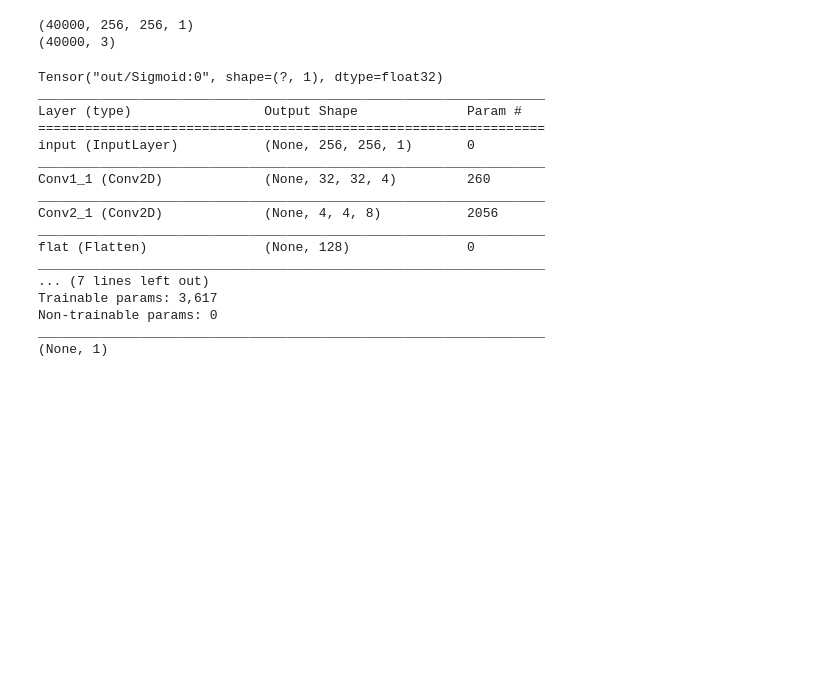
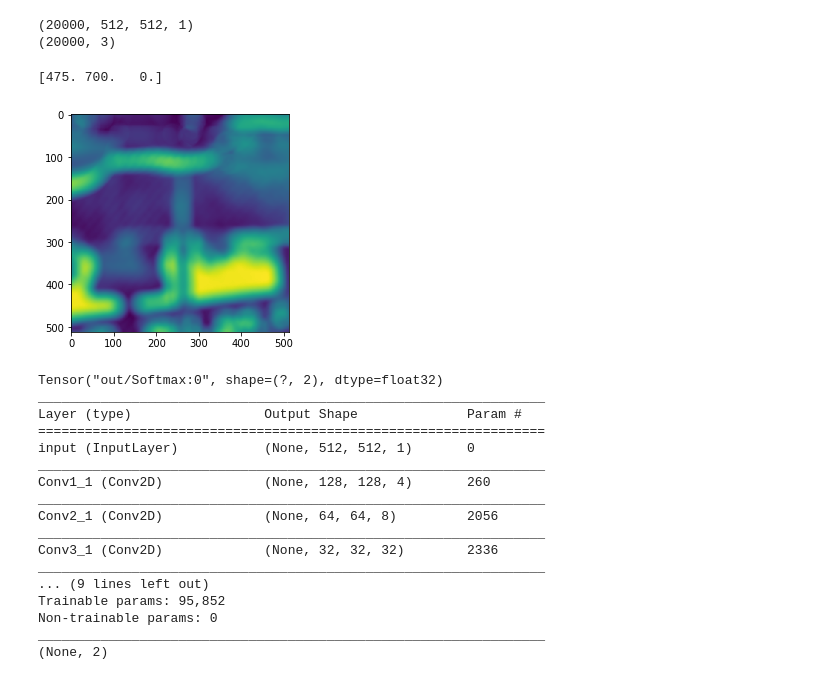
Before and after one commit to cianhwang/autofocusVCM, a Jupyter notebook: disnet.ipynb, the cells around one changed output. Cells and saved outputs as stored; diff of their text form; code cells hidden in the pictures; blank space fills up the shorter version.

```diff
--- a/disnet.ipynb
+++ b/disnet.ipynb
@@ -33,9 +33,9 @@ image_size = 256
 epochs = 100
 batch_size = 28
 # %%
-train_data_path = 'vcm_data/train_data_one_im_norm_2set_256_vcm_discrinimator.npy'
+train_data_path = 'vcm_data/train_data_one_im_norm_2set_512_vcm_discrinimator.npy'
 #test_data_path = 'test_data.npy'
-train_label_path = 'vcm_data/train_label_one_im_norm_2set_256_vcm_discrinimator.npy'
+train_label_path = 'vcm_data/train_label_one_im_norm_2set_512_vcm_discrinimator.npy'
 #test_label_path = 'test_label.npy'
 # %%
 data = np.load(train_data_path)
@@ -45,31 +47,38 @@ label = np.load(train_label_path)
 print(data.shape)
 print(label.shape)
 # %% [output]
-(40000, 256, 256, 1)
-(40000, 3)
+(20000, 512, 512, 1)
+(20000, 3)
 # %%
-train_data = data
-train_label = label
+train_data = data[:10000, :, :, :]
+train_label = label[:10000, :]
 # %%
 #to_categorical(train_label[:, 2]).shape
+idx = 7
+plt.imshow(train_data[idx, :, :, 0])
+
+print(train_label[idx, :])
+# %% [output]
+[475. 700.   0.]
+[figure, added]
 # %%
 # In[7]:
-input_image1 = Input(shape=(256,256,1), name = "input")
+input_image1 = Input(shape=(512,512,1), name = "input")
 #layer1_1 = Conv2D(4, (8, 8), 8,padding='valid',activation=None,use_bias=False,kernel_initializer = my_init,trainable=True,name='layer1')(input_image1)
-layer1_1 = Conv2D(4, (8, 8), 8,padding='same',activation=relu, name="Conv1_1")(input_image1)
+layer1_1 = Conv2D(4, (8, 8), 4,padding='same',activation=relu, name="Conv1_1")(input_image1)
 
-layer2_1 = Conv2D(8, (8, 8), 8,padding='same',activation=relu, name="Conv2_1")(layer1_1)
+layer2_1 = Conv2D(8, (8, 8), 2,padding='same',activation=relu, name="Conv2_1")(layer1_1)
 
-# layer3_1 = Conv2D(32, (3, 3), 2,padding='same',activation=relu, name="Conv3_1")(layer2_1)
+layer3_1 = Conv2D(32, (3, 3), 2,padding='same',activation=relu, name="Conv3_1")(layer2_1)
 
-# layer4_1 = Conv2D(32, (3, 3), 2,padding='same',activation=relu, name="Conv4_1")(layer3_1)
+layer4_1 = Conv2D(32, (3, 3), 2,padding='same',activation=relu, name="Conv4_1")(layer3_1)
 
-flattened = Flatten(name="flat")(layer2_1)
-Dp1 = Dropout(0.5)(flattened)
-dense1 = Dense(10, name="d1")(Dp1)
+flattened = Flatten(name="flat")(layer4_1)
+#Dp1 = Dropout(0.5)(flattened)
+dense1 = Dense(10, name="d1")(flattened)
 #ReLU1 = ReLU(name="lr1")(dense1)
 
-output_position = Dense(1, activation='sigmoid', name="out")(dense1)
+output_position = Dense(2, activation='softmax', name="out")(dense1)
 
 print(output_position)
 
@@ -79,23 +88,23 @@ model.summary()
 
 print(model.output_shape)
 # %% [output]
-Tensor("out/Sigmoid:0", shape=(?, 1), dtype=float32)
+Tensor("out/Softmax:0", shape=(?, 2), dtype=float32)
 _________________________________________________________________
 Layer (type)                 Output Shape              Param #
 =================================================================
-input (InputLayer)           (None, 256, 256, 1)       0
+input (InputLayer)           (None, 512, 512, 1)       0
 _________________________________________________________________
-Conv1_1 (Conv2D)             (None, 32, 32, 4)         260
+Conv1_1 (Conv2D)             (None, 128, 128, 4)       260
 _________________________________________________________________
-Conv2_1 (Conv2D)             (None, 4, 4, 8)           2056
+Conv2_1 (Conv2D)             (None, 64, 64, 8)         2056
 _________________________________________________________________
-flat (Flatten)               (None, 128)               0
+Conv3_1 (Conv2D)             (None, 32, 32, 32)        2336
 _________________________________________________________________
-... (7 lines left out)
-Trainable params: 3,617
+... (9 lines left out)
+Trainable params: 95,852
 Non-trainable params: 0
 _________________________________________________________________
-(None, 1)
+(None, 2)
 # %%
 opt = Adam(lr=0.001, beta_1=0.9, beta_2=0.999, epsilon=None, decay=0.0001)
 model.compile(loss='binary_crossentropy', optimizer=opt)
```
Also changed, not shown: parts of 5 cells of this notebook, 1 other file.
